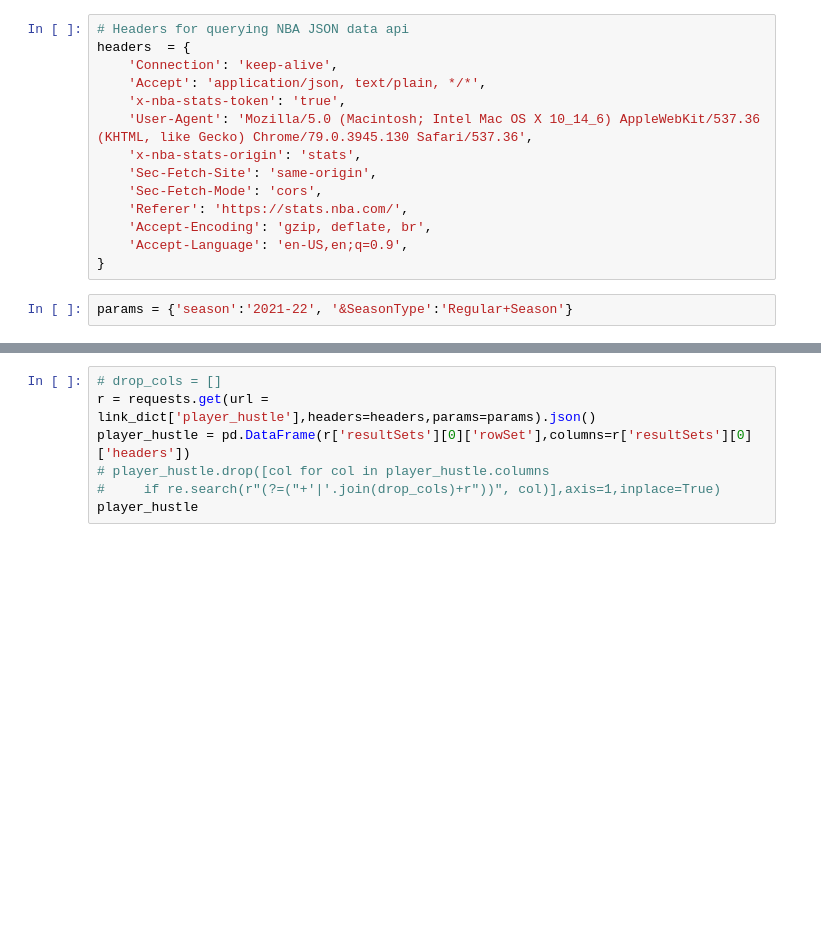
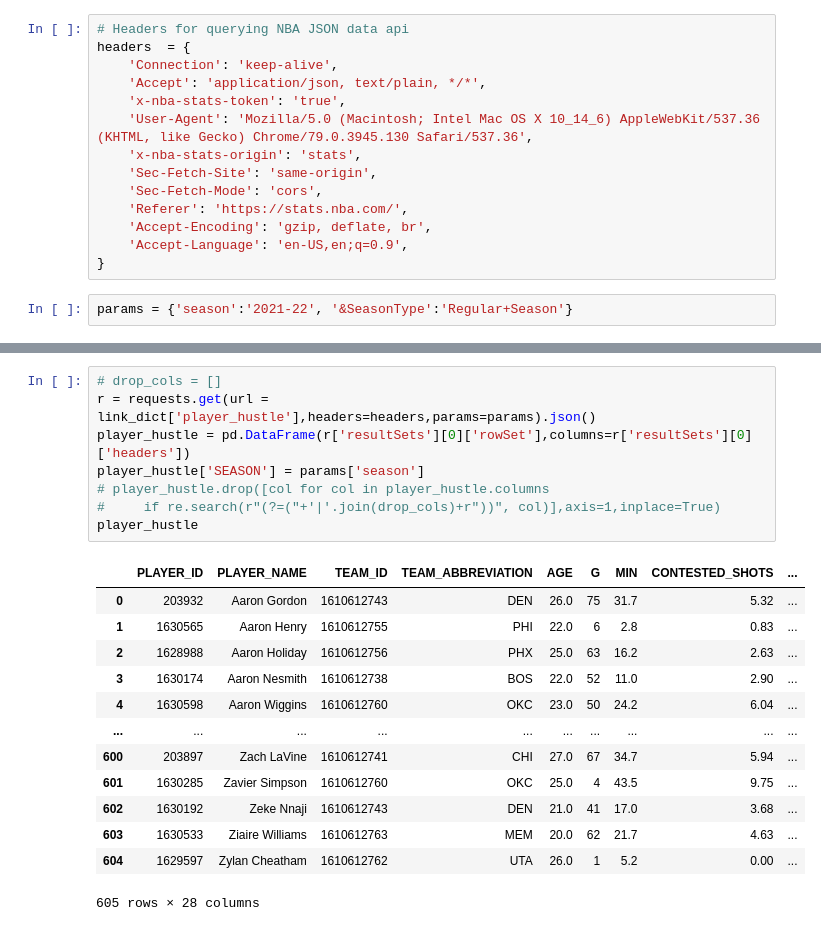
Before and after one commit to ImWesAdams/NBAPredictionsAndData, a Jupyter notebook: Analyzing and Regressing NBA Box Plus Minus.ipynb, the cells around one changed output, grey strips where cells are left out. Cells and saved outputs as stored; diff of their text form; blank space fills up the shorter version.

```diff
--- a/Analyzing and Regressing NBA Box Plus Minus.ipynb
+++ b/Analyzing and Regressing NBA Box Plus Minus.ipynb
@@ -58,10 +90,25 @@ player_general
 # %%
 # drop_cols = []
 r = requests.get(url = link_dict['player_hustle'],headers=headers,params=params).json()
 player_hustle = pd.DataFrame(r['resultSets'][0]['rowSet'],columns=r['resultSets'][0]['headers'])
+player_hustle['SEASON'] = params['season']
 # player_hustle.drop([col for col in player_hustle.columns
 #     if re.search(r"(?=("+'|'.join(drop_cols)+r"))", col)],axis=1,inplace=True)
 player_hustle
+# %% [output]
+|  | PLAYER_ID | PLAYER_NAME | TEAM_ID | TEAM_ABBREVIATION | AGE | G | MIN | CONTESTED_SHOTS | ... |
+| 0 | 203932 | Aaron Gordon | 1610612743 | DEN | 26.0 | 75 | 31.7 | 5.32 | ... |
+| 1 | 1630565 | Aaron Henry | 1610612755 | PHI | 22.0 | 6 | 2.8 | 0.83 | ... |
+| 2 | 1628988 | Aaron Holiday | 1610612756 | PHX | 25.0 | 63 | 16.2 | 2.63 | ... |
+| 3 | 1630174 | Aaron Nesmith | 1610612738 | BOS | 22.0 | 52 | 11.0 | 2.90 | ... |
+| 4 | 1630598 | Aaron Wiggins | 1610612760 | OKC | 23.0 | 50 | 24.2 | 6.04 | ... |
+| ... | ... | ... | ... | ... | ... | ... | ... | ... | ... |
+| 600 | 203897 | Zach LaVine | 1610612741 | CHI | 27.0 | 67 | 34.7 | 5.94 | ... |
+| 601 | 1630285 | Zavier Simpson | 1610612760 | OKC | 25.0 | 4 | 43.5 | 9.75 | ... |
+| 602 | 1630192 | Zeke Nnaji | 1610612743 | DEN | 21.0 | 41 | 17.0 | 3.68 | ... |
+| 603 | 1630533 | Ziaire Williams | 1610612763 | MEM | 20.0 | 62 | 21.7 | 4.63 | ... |
+| 604 | 1629597 | Zylan Cheatham | 1610612762 | UTA | 26.0 | 1 | 5.2 | 0.00 | ... |
+605 rows × 28 columns
 # %%
 player_general = player_general.merge(
         player_hustle,
```
Also changed, not shown: parts of 7 cells of this notebook.
